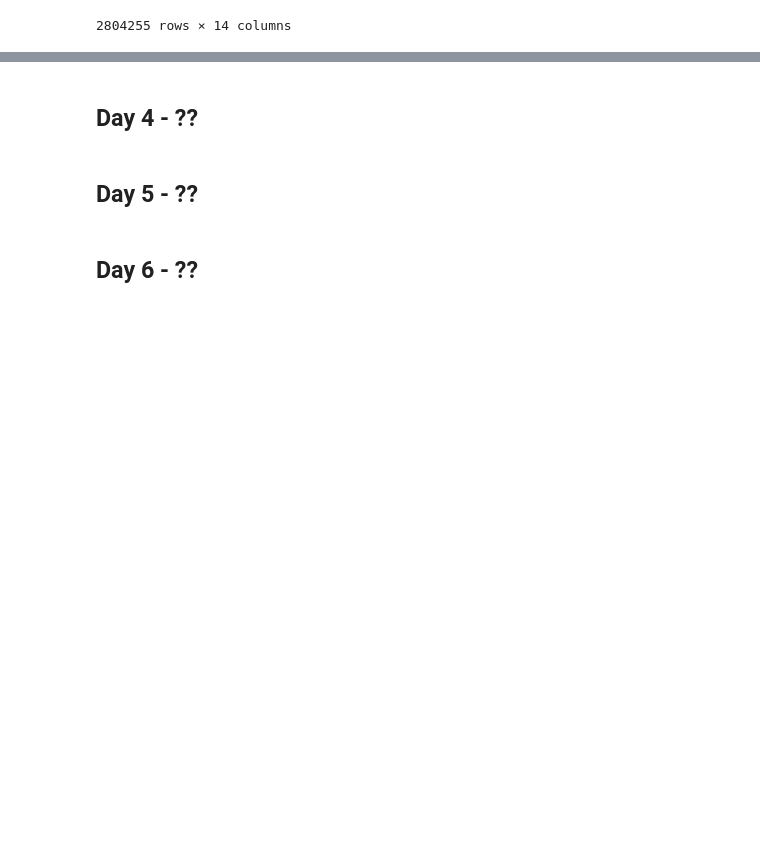
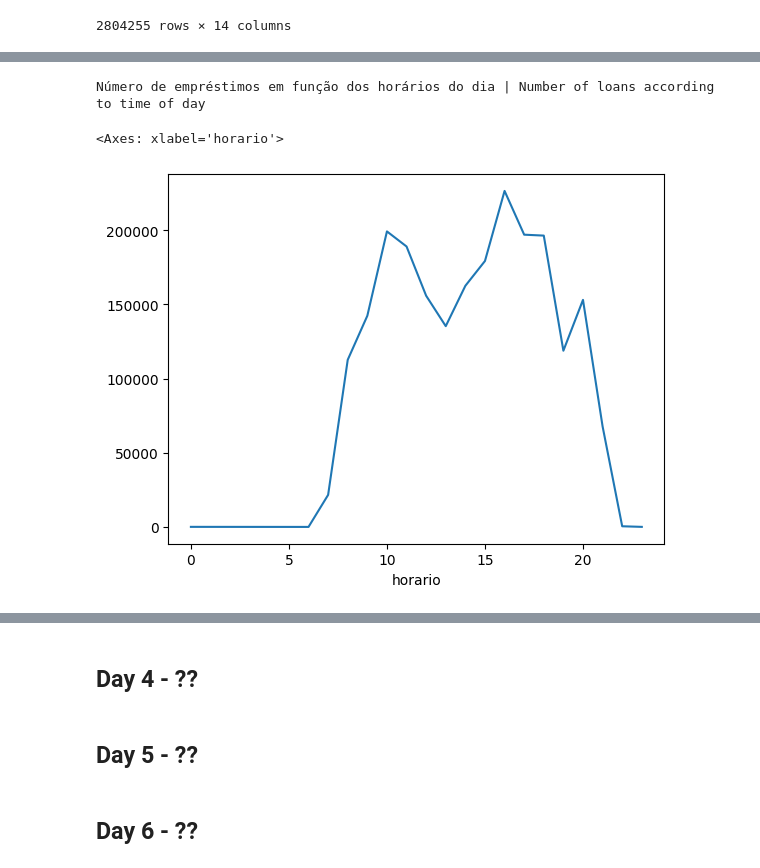
Before and after one commit to migueltosi/UFRN-Library-Data-Analysis, a Jupyter notebook: UFRN_Library.ipynb, the cells around one changed output, grey strips where cells are left out. Cells and saved outputs as stored; diff of their text form; code cells hidden in the pictures; blank space fills up the shorter version.

```diff
--- a/UFRN_Library.ipynb
+++ b/UFRN_Library.ipynb
@@ -322,0 +430,5 @@ df.sample(10)
+# %%
+df['horario'] = df['data_emprestimo'].dt.hour
+# %%
+loans_by_time = df.groupby('horario').size()
+loans_by_time
@@ -322,0 +453,7 @@ df.sample(10)
+# %%
+print('Número de empréstimos em função dos horários do dia | Number of loans according to time of day')
+loans_by_time.plot()
+# %% [output]
+Número de empréstimos em função dos horários do dia | Number of loans according to time of day
+<Axes: xlabel='horario'>
+[figure, added]
```
Also changed, not shown: parts of 19 cells of this notebook.
